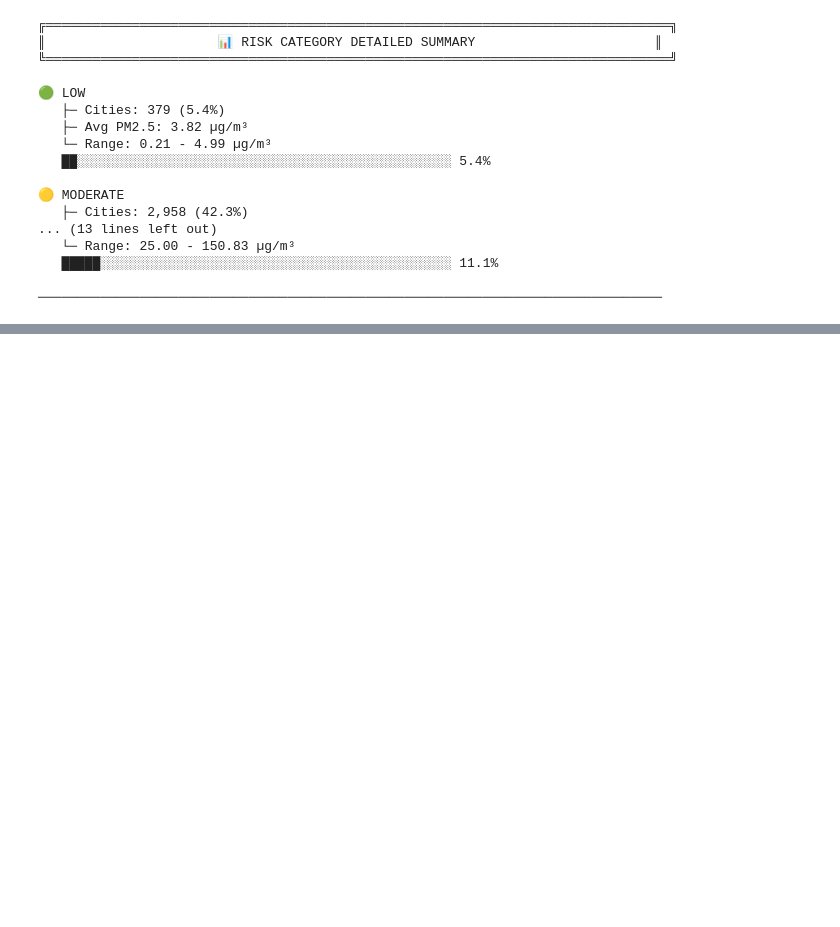
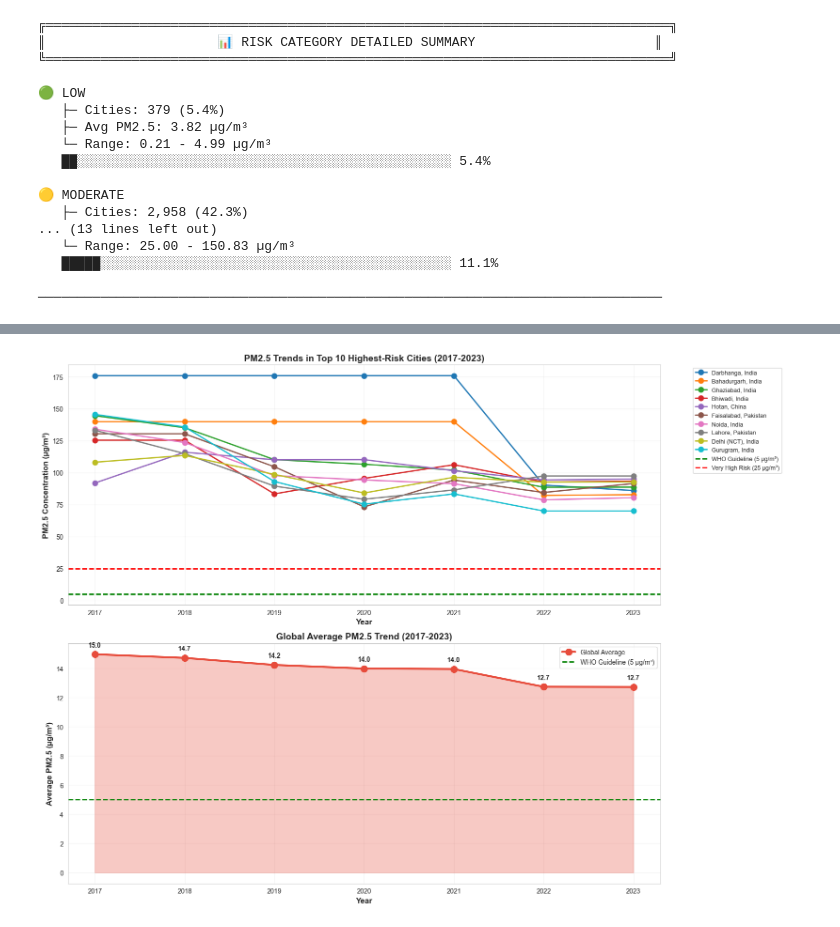
Before and after one commit to Sanaullah-Turab/global-lung-cancer-analysis, a Jupyter notebook: notebooks/LungCancer-Analysis.ipynb, the cells around one changed output, grey strips where cells are left out. Cells and saved outputs as stored; diff of their text form; code cells hidden in the pictures; blank space fills up the shorter version.

Commit message:
Add Yearly Trend Charts for Pollution Hotspots

```diff
--- a/notebooks/LungCancer-Analysis.ipynb
+++ b/notebooks/LungCancer-Analysis.ipynb
@@ -1082,0 +1085,88 @@ print("─"*80 + "\n")
+# %%
+# Analyze yearly trends for top 10 worst cities
+top_10_worst = air_pollution.nlargest(10, 'avg_pm25_7yr')
+
+fig, axes = plt.subplots(2, 1, figsize=(16, 12))
+
+# Plot 1: Individual city trends
+for idx, row in top_10_worst.iterrows():
+    city_label = f"{row['city']}, {row['country']}"
+    pm25_values = [row[year] for year in year_columns]
+    axes[0].plot(year_columns, pm25_values, marker='o', linewidth=2, label=city_label, markersize=8)
+
+axes[0].axhline(y=5, color='green', linestyle='--', linewidth=2, label='WHO Guideline (5 µg/m³)')
+axes[0].axhline(y=25, color='red', linestyle='--', linewidth=2, label='Very High Risk (25 µg/m³)')
+axes[0].set_xlabel('Year', fontsize=12, fontweight='bold')
+axes[0].set_ylabel('PM2.5 Concentration (µg/m³)', fontsize=12, fontweight='bold')
+axes[0].set_title('PM2.5 Trends in Top 10 Highest-Risk Cities (2017-2023)', fontsize=14, fontweight='bold')
+axes[0].legend(bbox_to_anchor=(1.05, 1), loc='upper left', fontsize=9)
+axes[0].grid(True, alpha=0.3)
+
+# Plot 2: Average trend with improvement/worsening analysis
+avg_by_year = air_pollution[year_columns].mean()
+axes[1].plot(year_columns, avg_by_year.values, marker='o', linewidth=3, markersize=10,
+             color='#e74c3c', label='Global Average')
+axes[1].fill_between(year_columns, avg_by_year.values, alpha=0.3, color='#e74c3c')
+axes[1].axhline(y=5, color='green', linestyle='--', linewidth=2, label='WHO Guideline (5 µg/m³)')
+axes[1].set_xlabel('Year', fontsize=12, fontweight='bold')
+axes[1].set_ylabel('Average PM2.5 (µg/m³)', fontsize=12, fontweight='bold')
+axes[1].set_title('Global Average PM2.5 Trend (2017-2023)', fontsize=14, fontweight='bold')
+axes[1].legend(fontsize=10)
+axes[1].grid(True, alpha=0.3)
+
+# Add value labels
+for year, val in zip(year_columns, avg_by_year.values):
+    axes[1].text(year, val + 0.5, f'{val:.1f}', ha='center', fontweight='bold')
+
+plt.tight_layout()
+plt.show()
+
+# Calculate improvement trends
+print("\n" + "╔" + "═"*80 + "╗")
+print("║" + " "*18 + "📈 PM2.5 IMPROVEMENT/WORSENING TRENDS (2017-2023)" + " "*12 + "║")
+print("╚" + "═"*80 + "╝")
+
+print("\n🌍 GLOBAL AVERAGE PM2.5 ANALYSIS")
+print("─"*80)
+print(f"\n   2017 Baseline:  {avg_by_year['2017']:.2f} µg/m³")
+print(f"   2023 Current:   {avg_by_year['2023']:.2f} µg/m³")
+change = avg_by_year['2023'] - avg_by_year['2017']
+change_pct = (change / avg_by_year['2017']) * 100
+
+if change < 0:
+    trend_icon = "✅"
+    trend_text = "IMPROVING"
+    arrow = "↓"
+else:
+    trend_icon = "⚠️"
+    trend_text = "WORSENING"
+    arrow = "↑"
+
+print(f"   Net Change:     {arrow} {abs(change):.2f} µg/m³ ({change_pct:+.1f}%)")
+print(f"   Trend Status:   {trend_icon} {trend_text}")
+
+print("\n" + "─"*80)
+print("🏆 TOP 5 CITIES WITH MOST IMPROVEMENT (2017-2023)")
+print("─"*80)
+
+air_pollution['pm25_change'] = air_pollution['2023'] - air_pollution['2017']
+improved = air_pollution.nsmallest(5, 'pm25_change')[['city', 'country', '2017', '2023', 'pm25_change']]
+
+print(f"\n{'Rank':<6} {'City':<22} {'Country':<15} {'2017':<10} {'2023':<10} {'Change':<12}")
+print("─"*80)
+for idx, (i, row) in enumerate(improved.iterrows(), 1):
+    print(f"✅ {idx:<4} {row['city']:<22} {row['country']:<15} {row['2017']:<10.1f} {row['2023']:<10.1f} ↓ {abs(row['pm25_change']):.1f} µg/m³")
+
+print("\n" + "─"*80)
+print("⚠️  TOP 5 CITIES WITH MOST WORSENING (2017-2023)")
+print("─"*80)
+
+worsened = air_pollution.nlargest(5, 'pm25_change')[['city', 'country', '2017', '2023', 'pm25_change']]
+print(f"\n{'Rank':<6} {'City':<22} {'Country':<15} {'2017':<10} {'2023':<10} {'Change':<12}")
+print("─"*80)
+for idx, (i, row) in enumerate(worsened.iterrows(), 1):
+    print(f"🔴 {idx:<4} {row['city']:<22} {row['country']:<15} {row['2017']:<10.1f} {row['2023']:<10.1f} ↑ +{row['pm25_change']:.1f} µg/m³")
+
+print("─"*80 + "\n")
+# %% [output]
+[figure, added]
```
Also changed, not shown: parts of 2 cells of this notebook.
